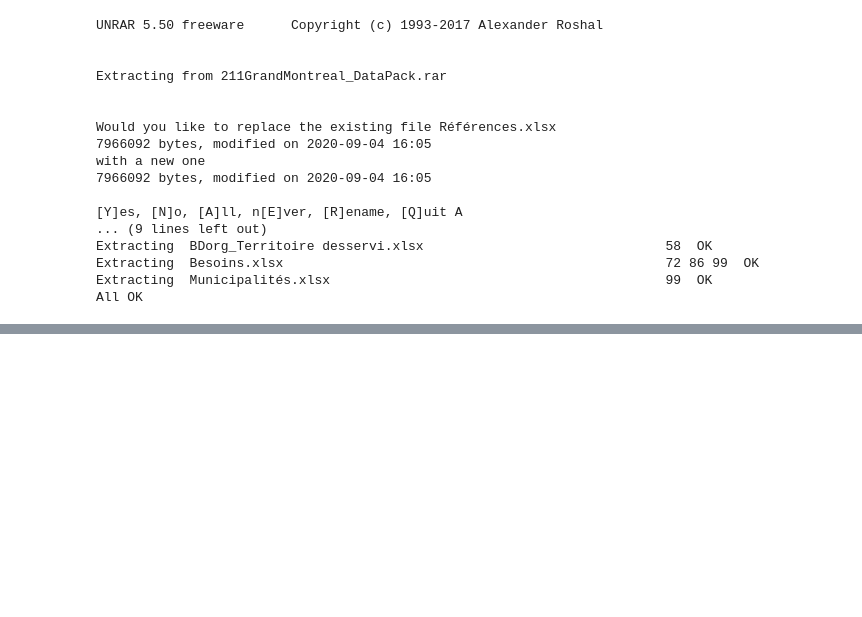
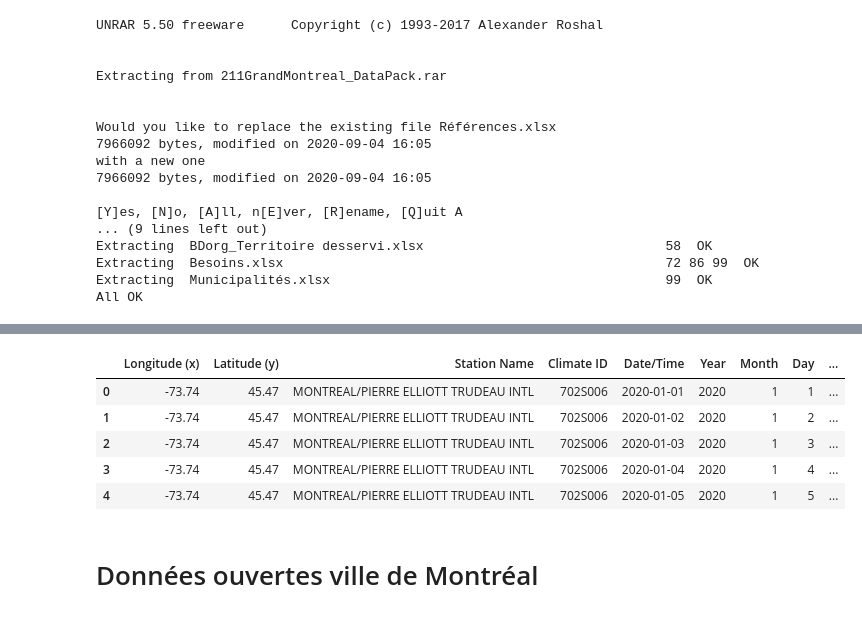
Before and after one commit to mozhgans/AI4GOOD_Hackathon_Walkthrough, a Jupyter notebook: AI4Good.ipynb, the cells around one changed output, grey strips where cells are left out. Saved outputs shown, nothing was run; the diff lists cells and outputs as text; code cells hidden in the pictures; blank space fills up the shorter version.

```diff
--- a/AI4Good.ipynb
+++ b/AI4Good.ipynb
@@ -36,0 +262,13 @@ All OK
+# %%
+weather = pd.read_csv('en_climate_daily_QC_702S006_2020_P1D.csv')
+# %%
+weather.head()
+# %% [output]
+|  | Longitude (x) | Latitude (y) | Station Name | Climate ID | Date/Time | Year | Month | Day | ... |
+| 0 | -73.74 | 45.47 | MONTREAL/PIERRE ELLIOTT TRUDEAU INTL | 702S006 | 2020-01-01 | 2020 | 1 | 1 | ... |
+| 1 | -73.74 | 45.47 | MONTREAL/PIERRE ELLIOTT TRUDEAU INTL | 702S006 | 2020-01-02 | 2020 | 1 | 2 | ... |
+| 2 | -73.74 | 45.47 | MONTREAL/PIERRE ELLIOTT TRUDEAU INTL | 702S006 | 2020-01-03 | 2020 | 1 | 3 | ... |
+| 3 | -73.74 | 45.47 | MONTREAL/PIERRE ELLIOTT TRUDEAU INTL | 702S006 | 2020-01-04 | 2020 | 1 | 4 | ... |
+| 4 | -73.74 | 45.47 | MONTREAL/PIERRE ELLIOTT TRUDEAU INTL | 702S006 | 2020-01-05 | 2020 | 1 | 5 | ... |
+# %% [markdown]
+# Données ouvertes ville de Montréal
```
Also changed, not shown: parts of 44 cells of this notebook.
